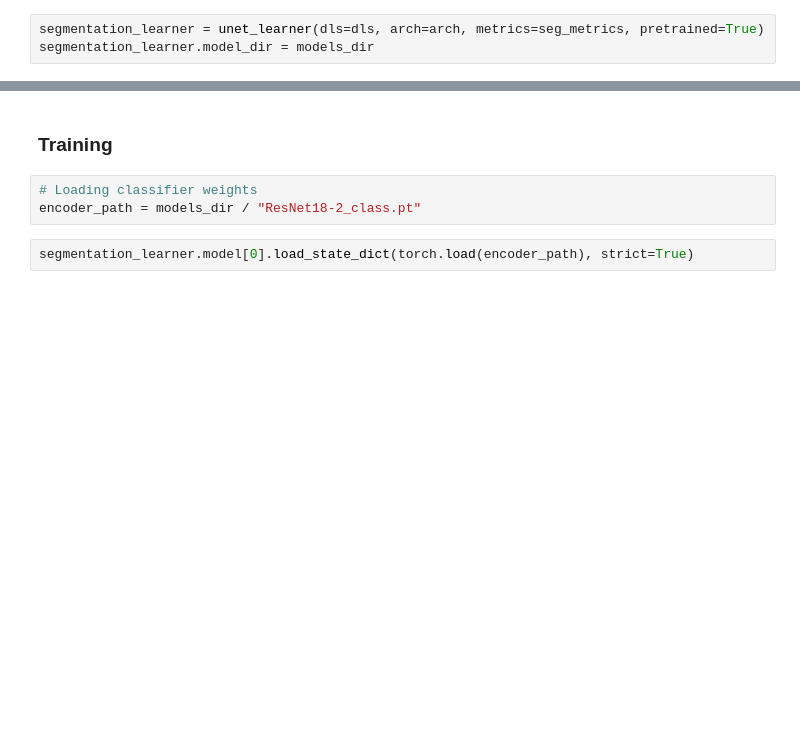
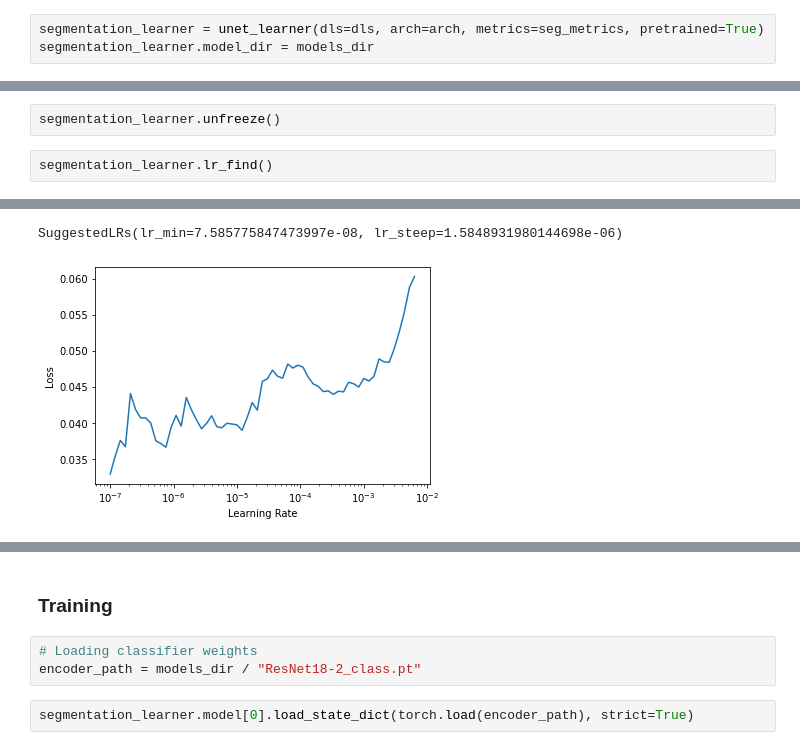
Before and after one commit to marcomatteo/steel_segmentation, a Jupyter notebook: training_notebooks/FastAI-UNET-ResNet18.ipynb, the cells around one changed output, grey strips where cells are left out. Saved outputs shown, nothing was run; the diff lists cells and outputs as text; blank space fills up the shorter version.

```diff
--- a/training_notebooks/FastAI-UNET-ResNet18.ipynb
+++ b/training_notebooks/FastAI-UNET-ResNet18.ipynb
@@ -95,0 +146,5 @@ RuntimeError: The size of tensor a (1638400) must match the size of tensor b (10
+# %%
+segmentation_learner.unfreeze()
+# %%
+segmentation_learner.lr_find()
+# %% [output]
@@ -95,0 +152,2 @@ RuntimeError: The size of tensor a (1638400) must match the size of tensor b (10
+SuggestedLRs(lr_min=7.585775847473997e-08, lr_steep=1.5848931980144698e-06)
+[figure, added]
```
Also changed, not shown: parts of 15 cells of this notebook, 3 other files.
